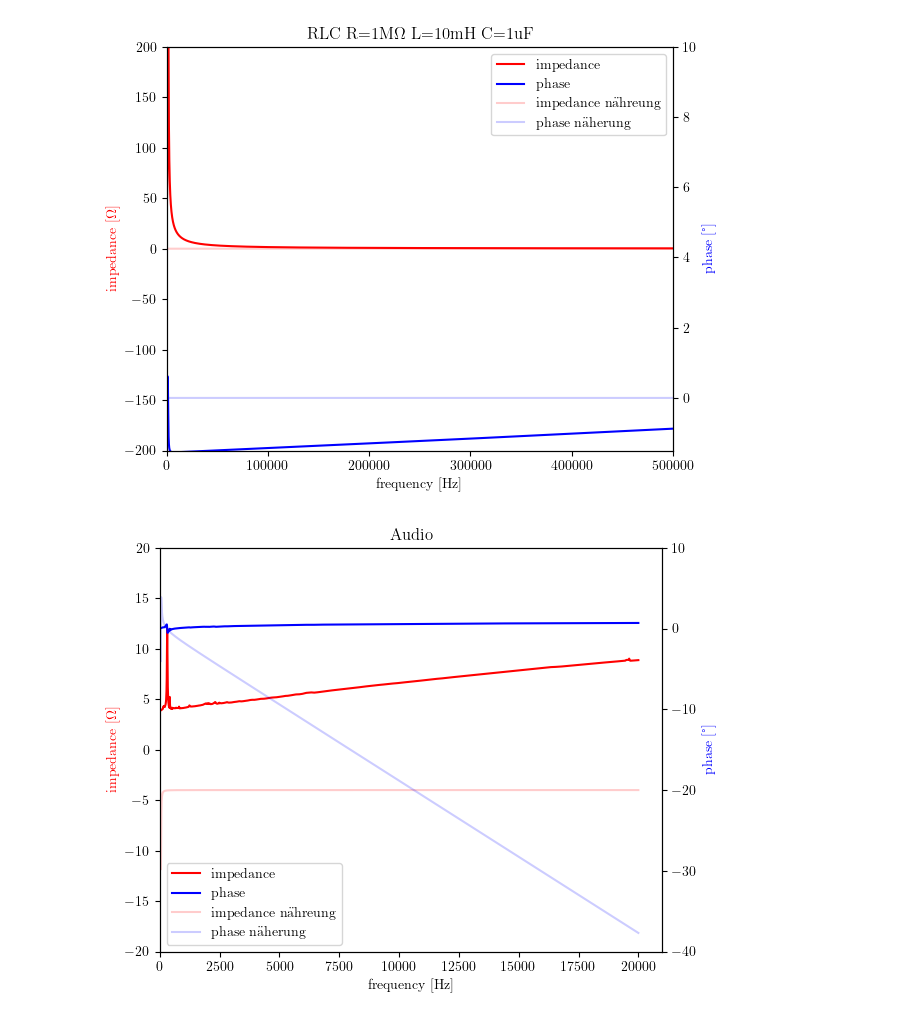
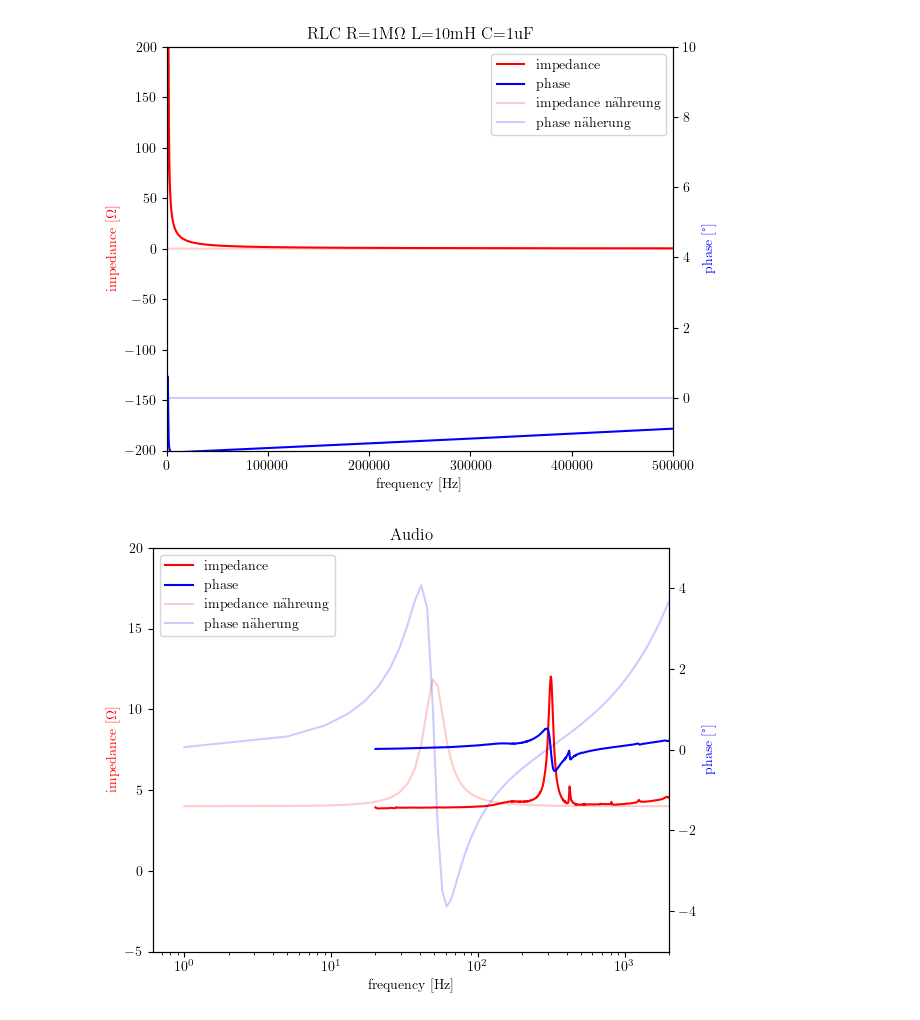
Before and after one commit to gravity225/impedanz, a Jupyter notebook: impedanz.ipynb, the cells around one changed output. Cells and saved outputs as stored; diff of their text form; code cells hidden in the pictures.

Commit message:
new setting: nopdf, logscale

```diff
--- a/impedanz.ipynb
+++ b/impedanz.ipynb
@@ -528,16 +482,16 @@ zwei_plots(four_data2, four_data1, sarah_RLC_x, sarah_RLC_y1, four_data3, sarah_
 [figure]
 # %%
 # Näherung audio
-change_first_line_sarah("Lautsprecher.txt")
-sarah_audio = read_sarah_file("Lautsprecher.txt")
+change_first_line_sarah("./sarah_data_files/Lautsprecher_new_01.txt")
+sarah_audio = read_sarah_file("./sarah_data_files/Lautsprecher_new_01.txt")
 
 sarah_audio_x = sarah_audio.column1
 sarah_audio_y1 = sarah_audio.column2
 sarah_audio_y2 = sarah_audio.column3
 
 x1 = "frequency [Hz]"
 y1 = "impedance [$\Omega$]"
 y2 = "phase [°]"
-zwei_plots(five_data2, five_data1, sarah_audio_x, sarah_audio_y1, five_data3, sarah_audio_y2, x1,y1,y2, "Audio", "audio", xmin=0, xmax=21000, ymin1=-20, ymax1=20, ymin2=-40, ymax2=10)
+zwei_plots(five_data2, five_data1, sarah_audio_x, sarah_audio_y1, five_data3, sarah_audio_y2, x1,y1,y2, "log", "Audio", "nopdf", xmin=0, xmax=2000, ymin1=-5, ymax1=20, ymin2=-5, ymax2=5)
 # %% [output]
-[figure, old version]
+[figure, new version]
```
Also changed, not shown: parts of 7 cells of this notebook, 2 other files.
